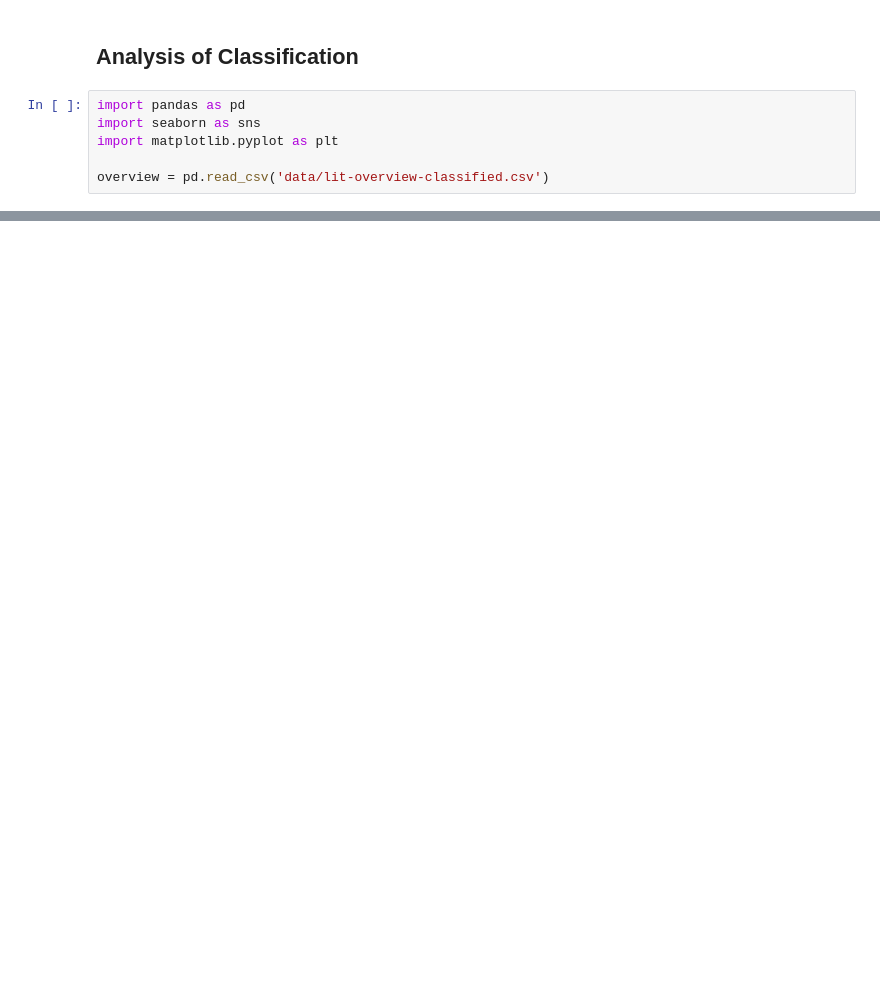
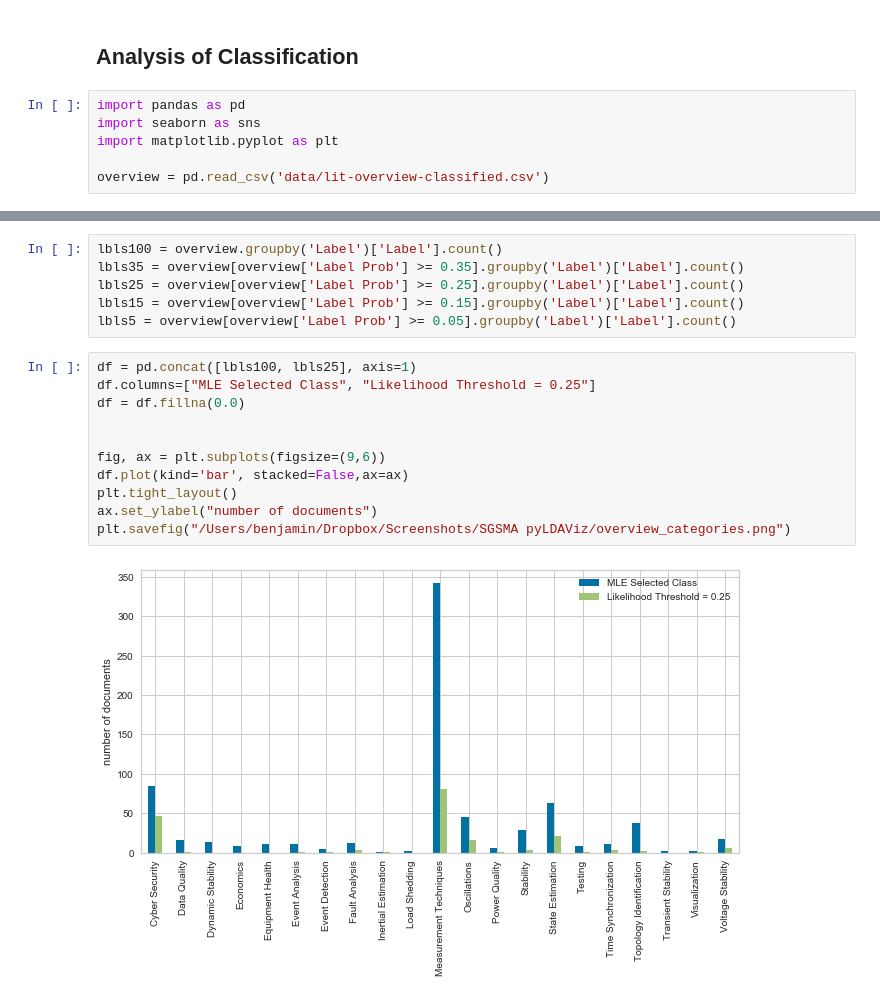
Before and after one commit to looselycoupled/sgsma-topic-analysis, a Jupyter notebook: Overview Classifier.ipynb, the cells around one changed output, grey strips where cells are left out. Cells and saved outputs as stored; diff of their text form; blank space fills up the shorter version.

```diff
--- a/Overview Classifier.ipynb
+++ b/Overview Classifier.ipynb
@@ -209,0 +257,19 @@ Name: Label, dtype: int64
+# %%
+lbls100 = overview.groupby('Label')['Label'].count()
+lbls35 = overview[overview['Label Prob'] >= 0.35].groupby('Label')['Label'].count()
+lbls25 = overview[overview['Label Prob'] >= 0.25].groupby('Label')['Label'].count()
+lbls15 = overview[overview['Label Prob'] >= 0.15].groupby('Label')['Label'].count()
+lbls5 = overview[overview['Label Prob'] >= 0.05].groupby('Label')['Label'].count()
+# %%
+df = pd.concat([lbls100, lbls25], axis=1)
+df.columns=["MLE Selected Class", "Likelihood Threshold = 0.25"]
+df = df.fillna(0.0)
+
+
+fig, ax = plt.subplots(figsize=(9,6))
+df.plot(kind='bar', stacked=False,ax=ax)
+plt.tight_layout()
+ax.set_ylabel("number of documents")
+plt.savefig("/Users/benjamin/Dropbox/Screenshots/SGSMA pyLDAViz/overview_categories.png")
+# %% [output]
+[figure, added]
```
Also changed, not shown: parts of 15 cells of this notebook, 3 other files.
